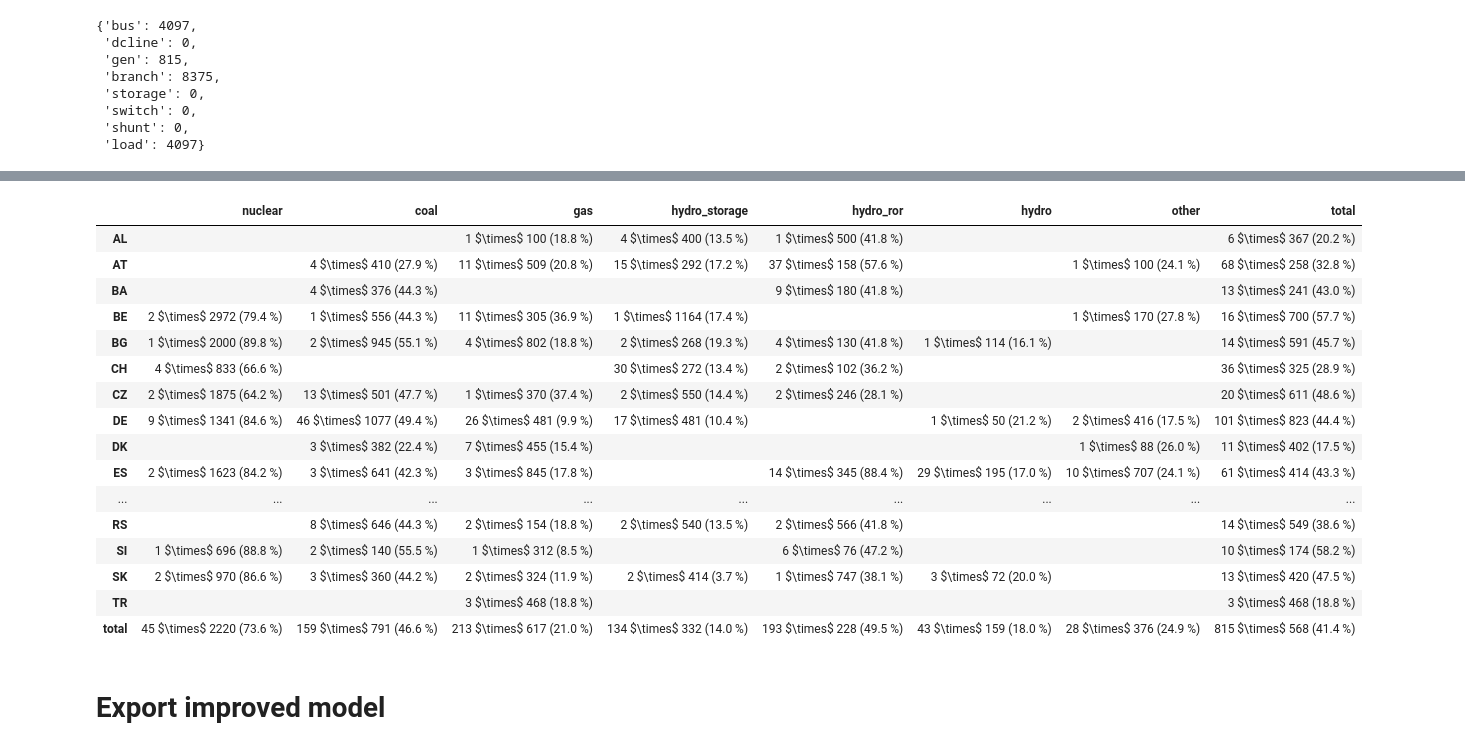
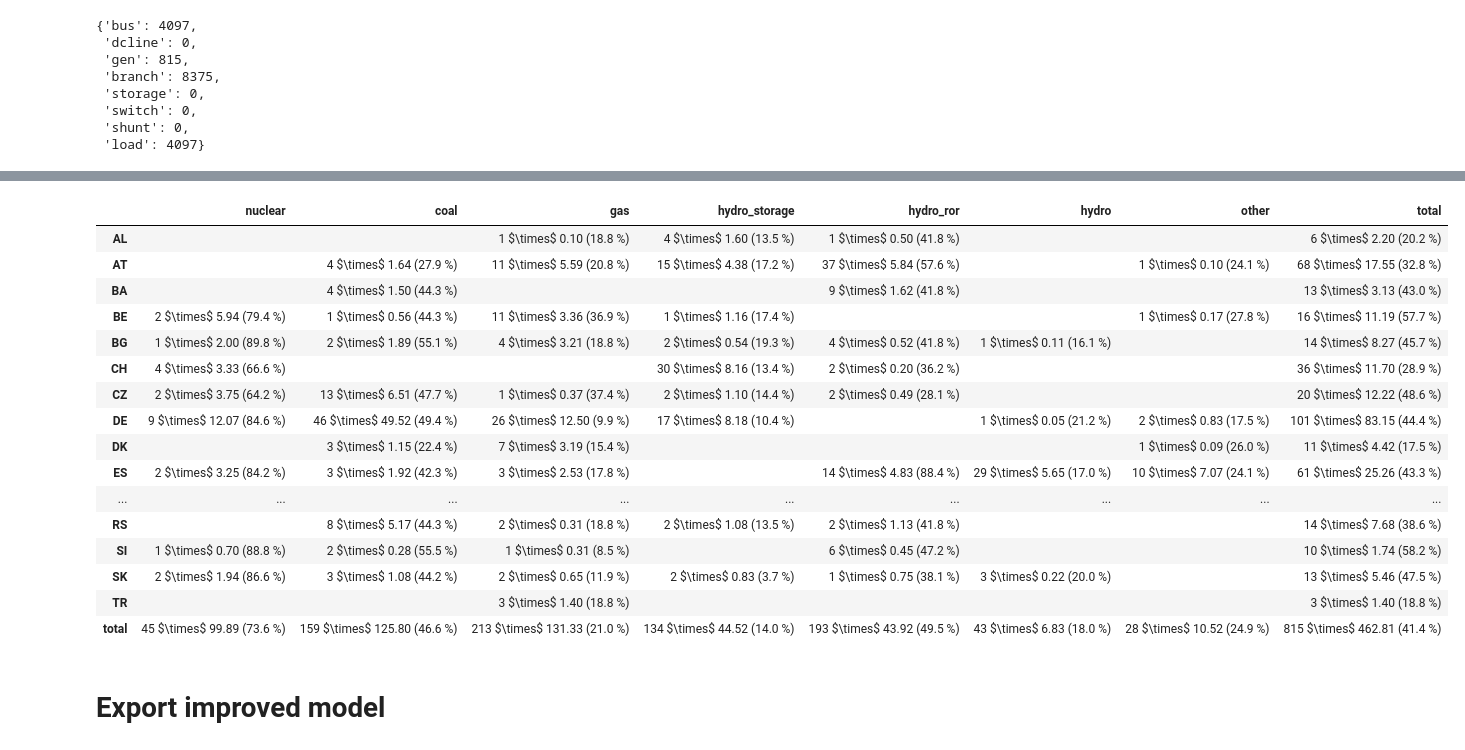
Before and after one commit to GeeeHesso/PowerData, a Jupyter notebook: models/src/europe_model.ipynb, the cells around one changed output, grey strips where cells are left out. Saved outputs shown, nothing was run; the diff lists cells and outputs as text; code cells hidden in the pictures.

Commit message:
update summary table

```diff
--- a/models/src/europe_model.ipynb
+++ b/models/src/europe_model.ipynb
@@ -1071,34 +1071,34 @@ for gen_summary_by_country in gen_summary_values.values():
     for gen_summary_by_type in gen_summary_by_country.values():
         if gen_summary_by_type[1] > 0:
             gen_summary_by_type[2] /= gen_summary_by_type[1]
-            gen_summary_by_type[1] /= gen_summary_by_type[0]
+            gen_summary_by_type[1] /= 1000
 # %%
 gen_summary = {country: {type: f'{gen_summary_by_type[0]} ' \
-                               f'$\times$ {round(gen_summary_by_type[1])} ' \
+                               f'$\times$ {round(gen_summary_by_type[1], 2):.2f} ' \
                                f'({round(100 * gen_summary_by_type[2], 1)} %)'
                          if gen_summary_by_type[0] > 0 else ''
                          for type, gen_summary_by_type in gen_summary_by_country.items()}
                for country, gen_summary_by_country in gen_summary_values.items()}
 
 gen_summary_df = pd.DataFrame(gen_summary).T
 gen_summary_df
 # %% [output]
 |  | nuclear | coal | gas | hydro_storage | hydro_ror | hydro | other | total |
-| AL |  |  | 1 $\times$ 100 (18.8 %) | 4 $\times$ 400 (13.5 %) | 1 $\times$ 500 (41.8 %) |  |  | 6 $\times$ 367 (20.2 %) |
-| AT |  | 4 $\times$ 410 (27.9 %) | 11 $\times$ 509 (20.8 %) | 15 $\times$ 292 (17.2 %) | 37 $\times$ 158 (57.6 %) |  | 1 $\times$ 100 (24.1 %) | 68 $\times$ 258 (32.8 %) |
-| BA |  | 4 $\times$ 376 (44.3 %) |  |  | 9 $\times$ 180 (41.8 %) |  |  | 13 $\times$ 241 (43.0 %) |
-| BE | 2 $\times$ 2972 (79.4 %) | 1 $\times$ 556 (44.3 %) | 11 $\times$ 305 (36.9 %) | 1 $\times$ 1164 (17.4 %) |  |  | 1 $\times$ 170 (27.8 %) | 16 $\times$ 700 (57.7 %) |
-| BG | 1 $\times$ 2000 (89.8 %) | 2 $\times$ 945 (55.1 %) | 4 $\times$ 802 (18.8 %) | 2 $\times$ 268 (19.3 %) | 4 $\times$ 130 (41.8 %) | 1 $\times$ 114 (16.1 %) |  | 14 $\times$ 591 (45.7 %) |
-| CH | 4 $\times$ 833 (66.6 %) |  |  | 30 $\times$ 272 (13.4 %) | 2 $\times$ 102 (36.2 %) |  |  | 36 $\times$ 325 (28.9 %) |
-| CZ | 2 $\times$ 1875 (64.2 %) | 13 $\times$ 501 (47.7 %) | 1 $\times$ 370 (37.4 %) | 2 $\times$ 550 (14.4 %) | 2 $\times$ 246 (28.1 %) |  |  | 20 $\times$ 611 (48.6 %) |
-| DE | 9 $\times$ 1341 (84.6 %) | 46 $\times$ 1077 (49.4 %) | 26 $\times$ 481 (9.9 %) | 17 $\times$ 481 (10.4 %) |  | 1 $\times$ 50 (21.2 %) | 2 $\times$ 416 (17.5 %) | 101 $\times$ 823 (44.4 %) |
-| DK |  | 3 $\times$ 382 (22.4 %) | 7 $\times$ 455 (15.4 %) |  |  |  | 1 $\times$ 88 (26.0 %) | 11 $\times$ 402 (17.5 %) |
-| ES | 2 $\times$ 1623 (84.2 %) | 3 $\times$ 641 (42.3 %) | 3 $\times$ 845 (17.8 %) |  | 14 $\times$ 345 (88.4 %) | 29 $\times$ 195 (17.0 %) | 10 $\times$ 707 (24.1 %) | 61 $\times$ 414 (43.3 %) |
+| AL |  |  | 1 $\times$ 0.10 (18.8 %) | 4 $\times$ 1.60 (13.5 %) | 1 $\times$ 0.50 (41.8 %) |  |  | 6 $\times$ 2.20 (20.2 %) |
+| AT |  | 4 $\times$ 1.64 (27.9 %) | 11 $\times$ 5.59 (20.8 %) | 15 $\times$ 4.38 (17.2 %) | 37 $\times$ 5.84 (57.6 %) |  | 1 $\times$ 0.10 (24.1 %) | 68 $\times$ 17.55 (32.8 %) |
+| BA |  | 4 $\times$ 1.50 (44.3 %) |  |  | 9 $\times$ 1.62 (41.8 %) |  |  | 13 $\times$ 3.13 (43.0 %) |
+| BE | 2 $\times$ 5.94 (79.4 %) | 1 $\times$ 0.56 (44.3 %) | 11 $\times$ 3.36 (36.9 %) | 1 $\times$ 1.16 (17.4 %) |  |  | 1 $\times$ 0.17 (27.8 %) | 16 $\times$ 11.19 (57.7 %) |
+| BG | 1 $\times$ 2.00 (89.8 %) | 2 $\times$ 1.89 (55.1 %) | 4 $\times$ 3.21 (18.8 %) | 2 $\times$ 0.54 (19.3 %) | 4 $\times$ 0.52 (41.8 %) | 1 $\times$ 0.11 (16.1 %) |  | 14 $\times$ 8.27 (45.7 %) |
+| CH | 4 $\times$ 3.33 (66.6 %) |  |  | 30 $\times$ 8.16 (13.4 %) | 2 $\times$ 0.20 (36.2 %) |  |  | 36 $\times$ 11.70 (28.9 %) |
+| CZ | 2 $\times$ 3.75 (64.2 %) | 13 $\times$ 6.51 (47.7 %) | 1 $\times$ 0.37 (37.4 %) | 2 $\times$ 1.10 (14.4 %) | 2 $\times$ 0.49 (28.1 %) |  |  | 20 $\times$ 12.22 (48.6 %) |
+| DE | 9 $\times$ 12.07 (84.6 %) | 46 $\times$ 49.52 (49.4 %) | 26 $\times$ 12.50 (9.9 %) | 17 $\times$ 8.18 (10.4 %) |  | 1 $\times$ 0.05 (21.2 %) | 2 $\times$ 0.83 (17.5 %) | 101 $\times$ 83.15 (44.4 %) |
+| DK |  | 3 $\times$ 1.15 (22.4 %) | 7 $\times$ 3.19 (15.4 %) |  |  |  | 1 $\times$ 0.09 (26.0 %) | 11 $\times$ 4.42 (17.5 %) |
+| ES | 2 $\times$ 3.25 (84.2 %) | 3 $\times$ 1.92 (42.3 %) | 3 $\times$ 2.53 (17.8 %) |  | 14 $\times$ 4.83 (88.4 %) | 29 $\times$ 5.65 (17.0 %) | 10 $\times$ 7.07 (24.1 %) | 61 $\times$ 25.26 (43.3 %) |
 | ... | ... | ... | ... | ... | ... | ... | ... | ... |
-| RS |  | 8 $\times$ 646 (44.3 %) | 2 $\times$ 154 (18.8 %) | 2 $\times$ 540 (13.5 %) | 2 $\times$ 566 (41.8 %) |  |  | 14 $\times$ 549 (38.6 %) |
-| SI | 1 $\times$ 696 (88.8 %) | 2 $\times$ 140 (55.5 %) | 1 $\times$ 312 (8.5 %) |  | 6 $\times$ 76 (47.2 %) |  |  | 10 $\times$ 174 (58.2 %) |
-| SK | 2 $\times$ 970 (86.6 %) | 3 $\times$ 360 (44.2 %) | 2 $\times$ 324 (11.9 %) | 2 $\times$ 414 (3.7 %) | 1 $\times$ 747 (38.1 %) | 3 $\times$ 72 (20.0 %) |  | 13 $\times$ 420 (47.5 %) |
-| TR |  |  | 3 $\times$ 468 (18.8 %) |  |  |  |  | 3 $\times$ 468 (18.8 %) |
-| total | 45 $\times$ 2220 (73.6 %) | 159 $\times$ 791 (46.6 %) | 213 $\times$ 617 (21.0 %) | 134 $\times$ 332 (14.0 %) | 193 $\times$ 228 (49.5 %) | 43 $\times$ 159 (18.0 %) | 28 $\times$ 376 (24.9 %) | 815 $\times$ 568 (41.4 %) |
+| RS |  | 8 $\times$ 5.17 (44.3 %) | 2 $\times$ 0.31 (18.8 %) | 2 $\times$ 1.08 (13.5 %) | 2 $\times$ 1.13 (41.8 %) |  |  | 14 $\times$ 7.68 (38.6 %) |
+| SI | 1 $\times$ 0.70 (88.8 %) | 2 $\times$ 0.28 (55.5 %) | 1 $\times$ 0.31 (8.5 %) |  | 6 $\times$ 0.45 (47.2 %) |  |  | 10 $\times$ 1.74 (58.2 %) |
+| SK | 2 $\times$ 1.94 (86.6 %) | 3 $\times$ 1.08 (44.2 %) | 2 $\times$ 0.65 (11.9 %) | 2 $\times$ 0.83 (3.7 %) | 1 $\times$ 0.75 (38.1 %) | 3 $\times$ 0.22 (20.0 %) |  | 13 $\times$ 5.46 (47.5 %) |
+| TR |  |  | 3 $\times$ 1.40 (18.8 %) |  |  |  |  | 3 $\times$ 1.40 (18.8 %) |
+| total | 45 $\times$ 99.89 (73.6 %) | 159 $\times$ 125.80 (46.6 %) | 213 $\times$ 131.33 (21.0 %) | 134 $\times$ 44.52 (14.0 %) | 193 $\times$ 43.92 (49.5 %) | 43 $\times$ 6.83 (18.0 %) | 28 $\times$ 10.52 (24.9 %) | 815 $\times$ 462.81 (41.4 %) |
 # %%
 # gen_summary_latex = {country: {type: f'\textbf{{{gen_summary_by_type[0]}}} ' \
```
Also changed, not shown: parts of 7 cells of this notebook.
